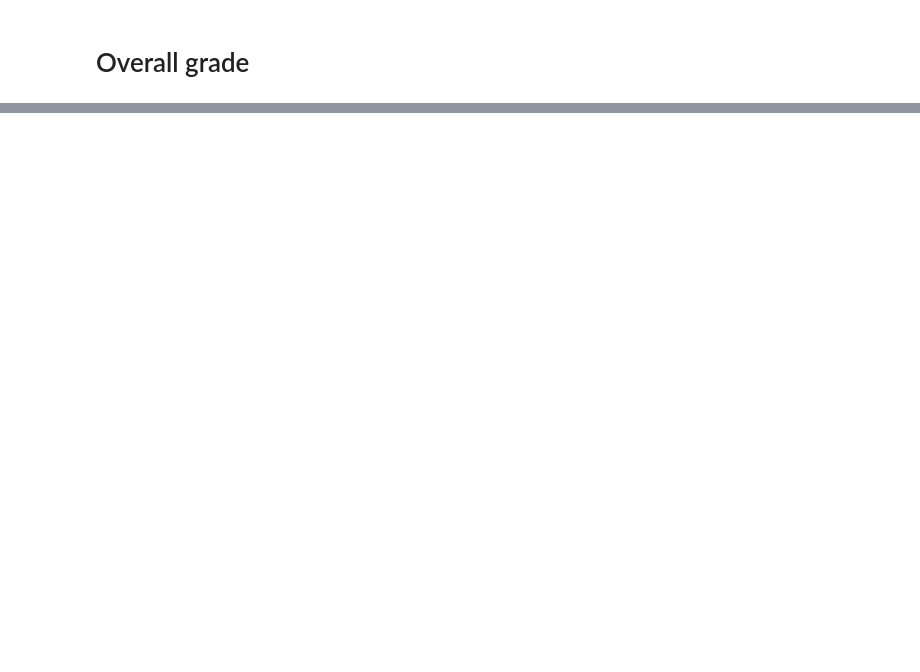
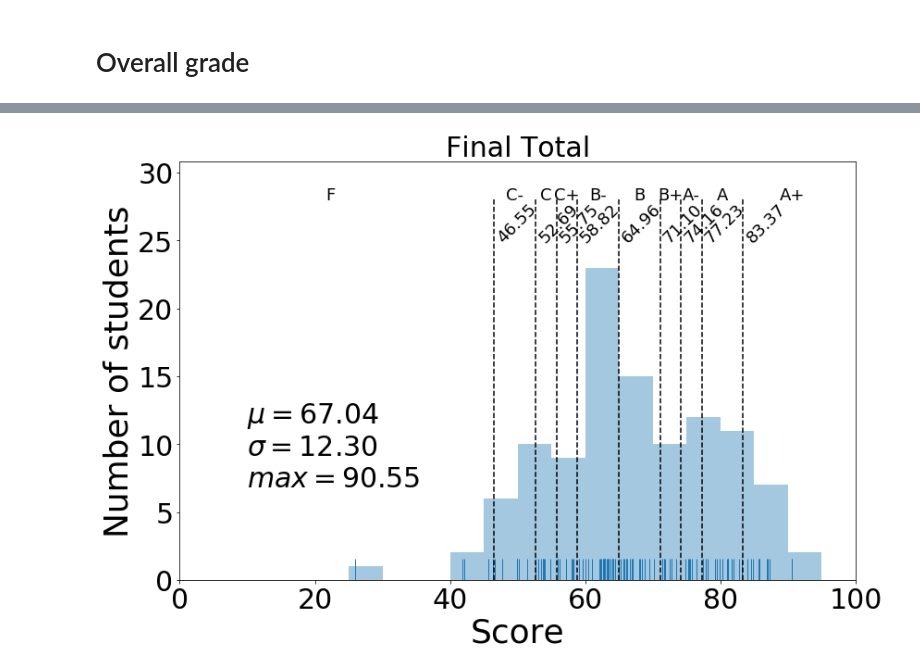
Before and after one commit to materialsvirtuallab/ceng114, a Jupyter notebook: grades/statsw2019.ipynb, the cells around one changed output, grey strips where cells are left out. Cells and saved outputs as stored; diff of their text form; code cells hidden in the pictures; blank space fills up the shorter version.

```diff
--- a/grades/statsw2019.ipynb
+++ b/grades/statsw2019.ipynb
@@ -214,5 +216,8 @@ cutoffs = bar_plot(d, "Weighted Total", annotate=True)
 # %%
-# cutoffs = bar_plot(d, "Final Total", offset=-1.93548, cutoffs=cutoffs, annotate=True)
+d["Final Total"] = d["Weighted Total"] + 0.1 * (d["CS1"] + d["CS2"] + d["CS3"] + d["CS4"] + d["CS5"])
+cutoffs = bar_plot(d, "Final Total", offset=-1.9565, cutoffs=cutoffs, annotate=True)
+# %% [output]
+[figure, added]
 # %%
 # The command below is used to generate the overall grade assignments for all students and dump it into a CSV file.
 # assign_grades(d, "Final Total", cutoffs=cutoffs)
```
Also changed, not shown: parts of 10 cells of this notebook.
